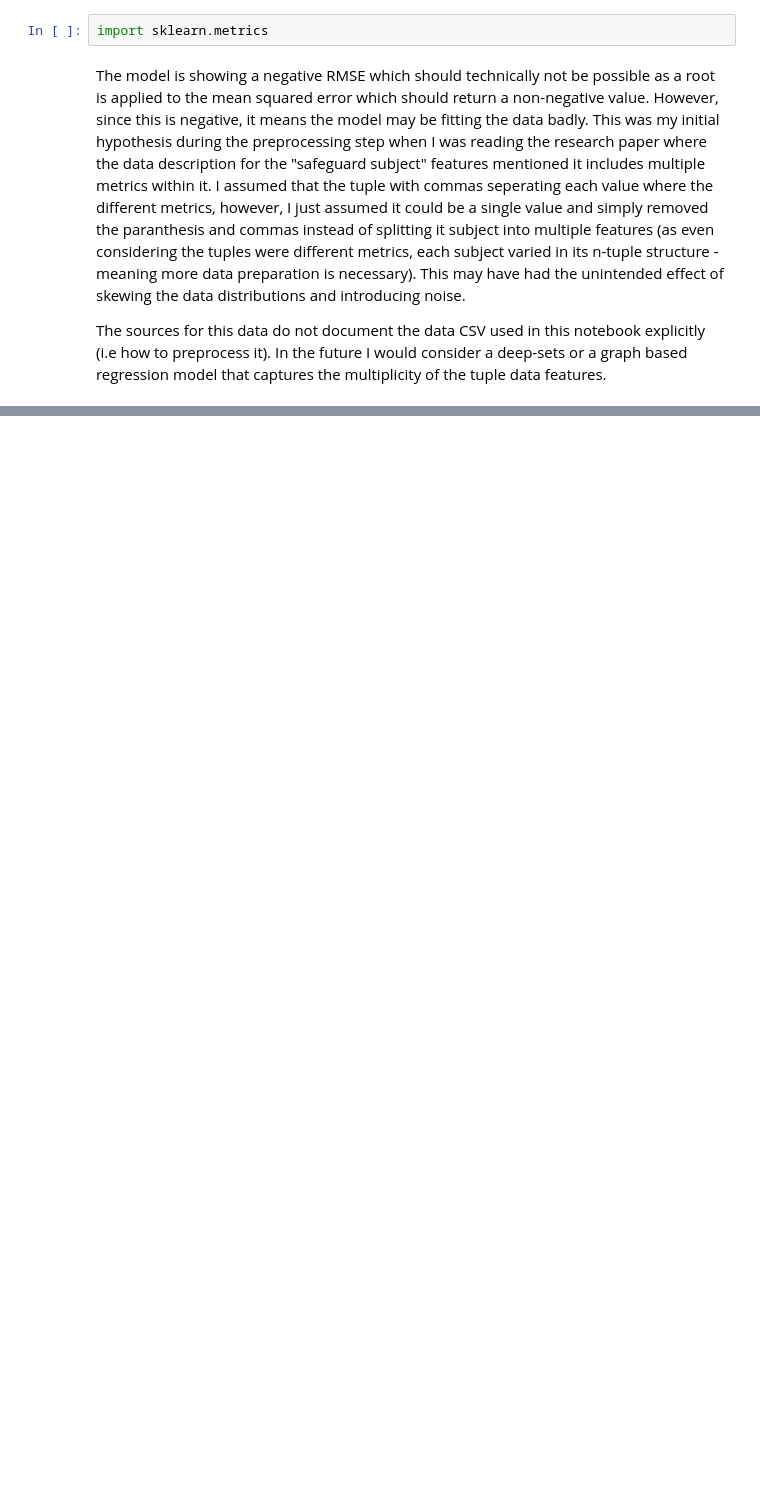
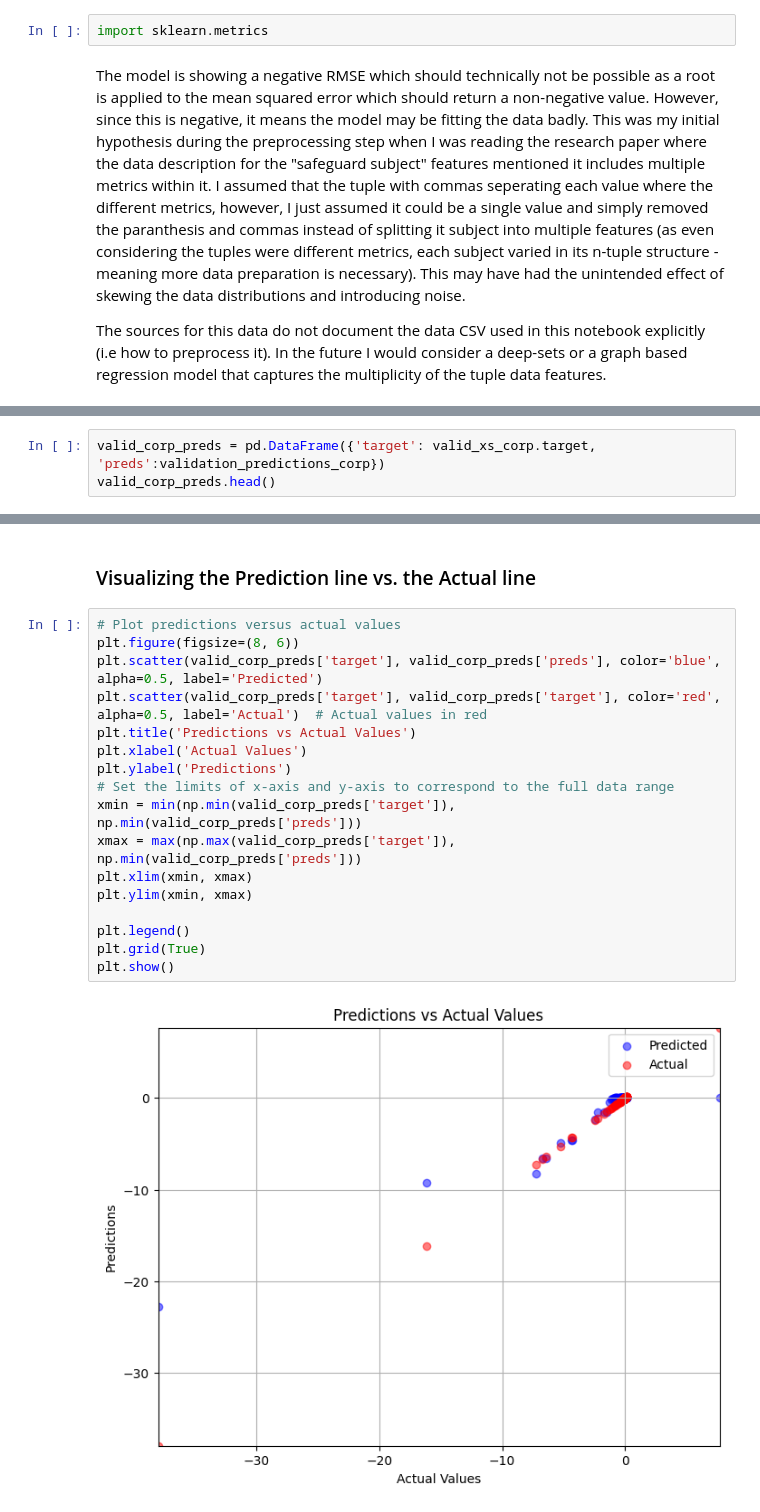
Before and after one commit to Bryan-Az/FastAI-Keras, a Jupyter notebook: Fast-AI/Tabular-Model/environment_embedding_regression.ipynb, the cells around one changed output, grey strips where cells are left out. Saved outputs shown, nothing was run; the diff lists cells and outputs as text; blank space fills up the shorter version.

```diff
--- a/Fast-AI/Tabular-Model/environment_embedding_regression.ipynb
+++ b/Fast-AI/Tabular-Model/environment_embedding_regression.ipynb
@@ -244,0 +363,3 @@ plt.show()
+# %%
+valid_corp_preds = pd.DataFrame({'target': valid_xs_corp.target, 'preds':validation_predictions_corp})
+valid_corp_preds.head()
@@ -244,0 +392,21 @@ plt.show()
+# %% [markdown]
+### Visualizing the Prediction line vs. the Actual line
+# %%
+# Plot predictions versus actual values
+plt.figure(figsize=(8, 6))
+plt.scatter(valid_corp_preds['target'], valid_corp_preds['preds'], color='blue', alpha=0.5, label='Predicted')
+plt.scatter(valid_corp_preds['target'], valid_corp_preds['target'], color='red', alpha=0.5, label='Actual')  # Actual values in red
+plt.title('Predictions vs Actual Values')
+plt.xlabel('Actual Values')
+plt.ylabel('Predictions')
+# Set the limits of x-axis and y-axis to correspond to the full data range
+xmin = min(np.min(valid_corp_preds['target']), np.min(valid_corp_preds['preds']))
+xmax = max(np.max(valid_corp_preds['target']), np.min(valid_corp_preds['preds']))
+plt.xlim(xmin, xmax)
+plt.ylim(xmin, xmax)
+
+plt.legend()
+plt.grid(True)
+plt.show()
+# %% [output]
+[figure, added]
```
Also changed, not shown: parts of 54 cells of this notebook, 2 other files.
